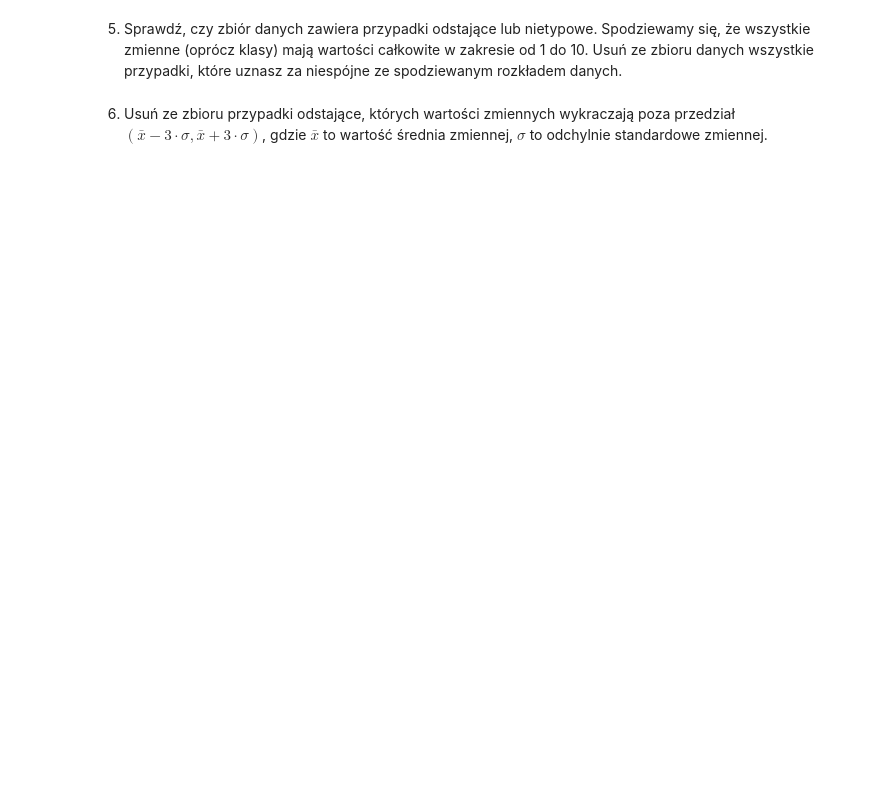
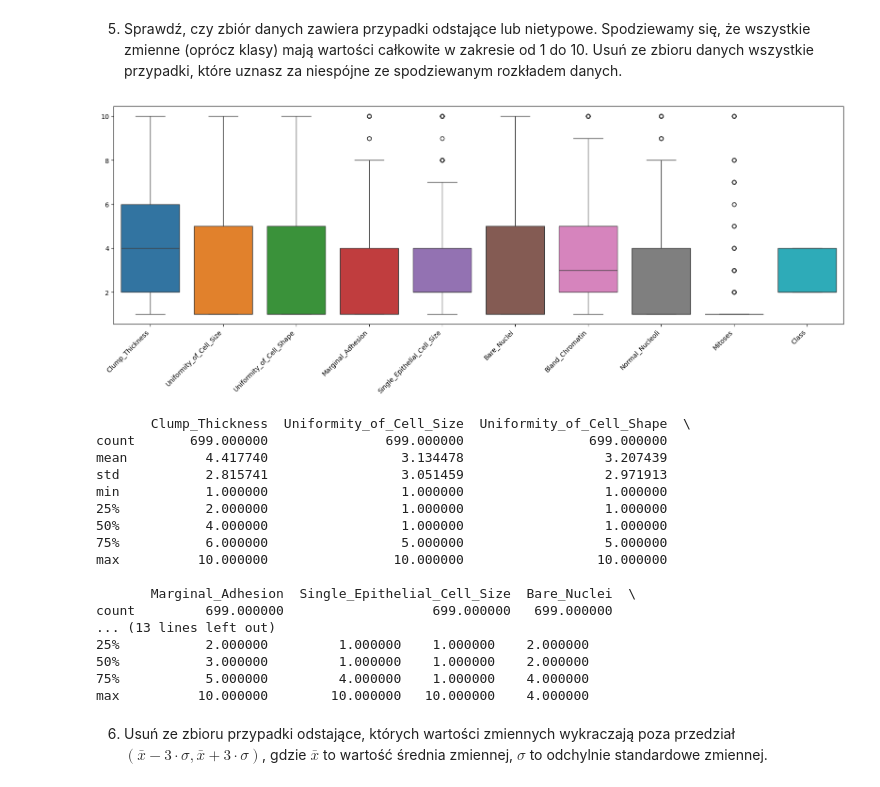
Before and after one commit to IS-UMK/wdm-lab-04-preprocessing-JonaszPocwiardowski, a Jupyter notebook: 04_preprocessing.ipynb, the cells around one changed output. Cells and saved outputs as stored; diff of their text form; code cells hidden in the pictures; blank space fills up the shorter version.

```diff
--- a/04_preprocessing.ipynb
+++ b/04_preprocessing.ipynb
@@ -484,2 +598,5 @@ Wszystkie istotne cechy posiadają wartości numeryczne (całkowite) z zakresu o
 # %% [markdown]
 2. Pierwsza zmienna zawiera liczby porządkowe (``Sample_code_number``) identyfikujące pacjentów. Ta zmienna jest nieistotna dla analizy. Usuń ją ze zbioru.
+# %%
+BCW.drop(columns=["Sample_code_number"], inplace=True)
+BCW
@@ -486,2 +617,11 @@ Wszystkie istotne cechy posiadają wartości numeryczne (całkowite) z zakresu o
 # %% [markdown]
 3. Wartości brakujące w tekstowym pliku wejściowym kodowane są za pomocą znaku zapytania (`?`). Wyświtl liczbę przypadków z wartościami brakującymi oraz liczbę wartości brakujących w każdej ze zmiennych.
+# %%
+BCW.replace('?',np.nan, inplace=True)
+PBD = BCW.isnull().any(axis=1).sum()
+PBK = BCW.isnull().sum()
+print(f'Liczba przypadkow z wartosciami brakujacymi: {PBD}')
+print('\n')
+print('Liczba wartosci brakujjacych w kazdej ze zmiennych:\n')
+print(PBK)
+#PBD
@@ -488,3 +645,15 @@ Wszystkie istotne cechy posiadają wartości numeryczne (całkowite) z zakresu o
 # %% [markdown]
 4. Pozbądź się wartości brakujących ze zbioru danych. Usuń przypadki z brakami lub zamień wartości brakujące na wartość najczęściej występującą, czyli na wartość mody (dominanty), którą można wyznaczyć funkcją [DataFrame.mode()](https://pandas.pydata.org/pandas-docs/stable/reference/api/pandas.DataFrame.mode.html)).
 Po transformacji wszystkie zmienne powinny być zmiennymi numerycznymi. Jeśli tak nie jest, to przetransformuj je do postaci numerycznej.
+# %%
+for column in BCW.columns:
+    if BCW[column].isnull().sum() > 0:
+        Moda = BCW[column].mode()[0]
+        BCW[column].fillna(Moda, inplace=True)
+
+#BCW.info()
+for col in BCW.columns:
+    BCW[col] = pd.to_numeric(BCW[col])
+BCW.info()
+BCW.head()
+BCW
@@ -491,4 +697,40 @@ Po transformacji wszystkie zmienne powinny być zmiennymi numerycznymi. Jeśli t
 # %% [markdown]
 5. Sprawdź, czy zbiór danych zawiera przypadki odstające lub nietypowe. Spodziewamy się, że wszystkie zmienne (oprócz klasy) mają wartości całkowite w zakresie od 1 do 10. Usuń ze zbioru danych wszystkie przypadki, które uznasz za niespójne ze spodziewanym rozkładem danych.
+# %%
+plt.figure(figsize=(20, 6))
+sb.boxplot(data=BCW)
+plt.xticks(rotation=45, ha='right')
+plt.show()
+
+print(BCW.describe())
+#BCW = BCW[BCW['Mitoses'] > 2]
+
+#plt.figure(figsize=(20, 6))
+#sb.boxplot(data=BCW)
+#plt.xticks(rotation=45, ha='right')
+#plt.show()
+
+#BCW['Mitoses'].value_counts()
+#zgodzie z describle wszystkie wartości są od 1 do 10 więc jest chyba dobrze, jedyne co mnie nie pokoji to Mitoses, ostatecznie stwierdziłem że nie będę usuwał tych wartości, chociaż spotkałem się
+# z jakąś ciekawą metodą odnośnie IQR. Gdybyśby chcieli usunąć to jest ta linijka "BCW = BCW[BCW['Mitoses'] > 2]"
+# %% [output]
+[figure, added]
+       Clump_Thickness  Uniformity_of_Cell_Size  Uniformity_of_Cell_Shape  \
+count       699.000000               699.000000                699.000000
+mean          4.417740                 3.134478                  3.207439
+std           2.815741                 3.051459                  2.971913
+min           1.000000                 1.000000                  1.000000
+25%           2.000000                 1.000000                  1.000000
+50%           4.000000                 1.000000                  1.000000
+75%           6.000000                 5.000000                  5.000000
+max          10.000000                10.000000                 10.000000
+
+       Marginal_Adhesion  Single_Epithelial_Cell_Size  Bare_Nuclei  \
+count         699.000000                   699.000000   699.000000
+... (13 lines left out)
+25%           2.000000         1.000000    1.000000    2.000000
+50%           3.000000         1.000000    1.000000    2.000000
+75%           5.000000         4.000000    1.000000    4.000000
+max          10.000000        10.000000   10.000000    4.000000
 # %% [markdown]
 6. Usuń ze zbioru przypadki odstające, których wartości zmiennych wykraczają poza przedział $(\bar{x}-3\cdot\sigma, \bar{x}+ 3\cdot\sigma)$, gdzie $\bar{x}$ to wartość średnia zmiennej, $\sigma$ to odchylnie standardowe zmiennej.
```
Also changed, not shown: parts of 23 cells of this notebook.
